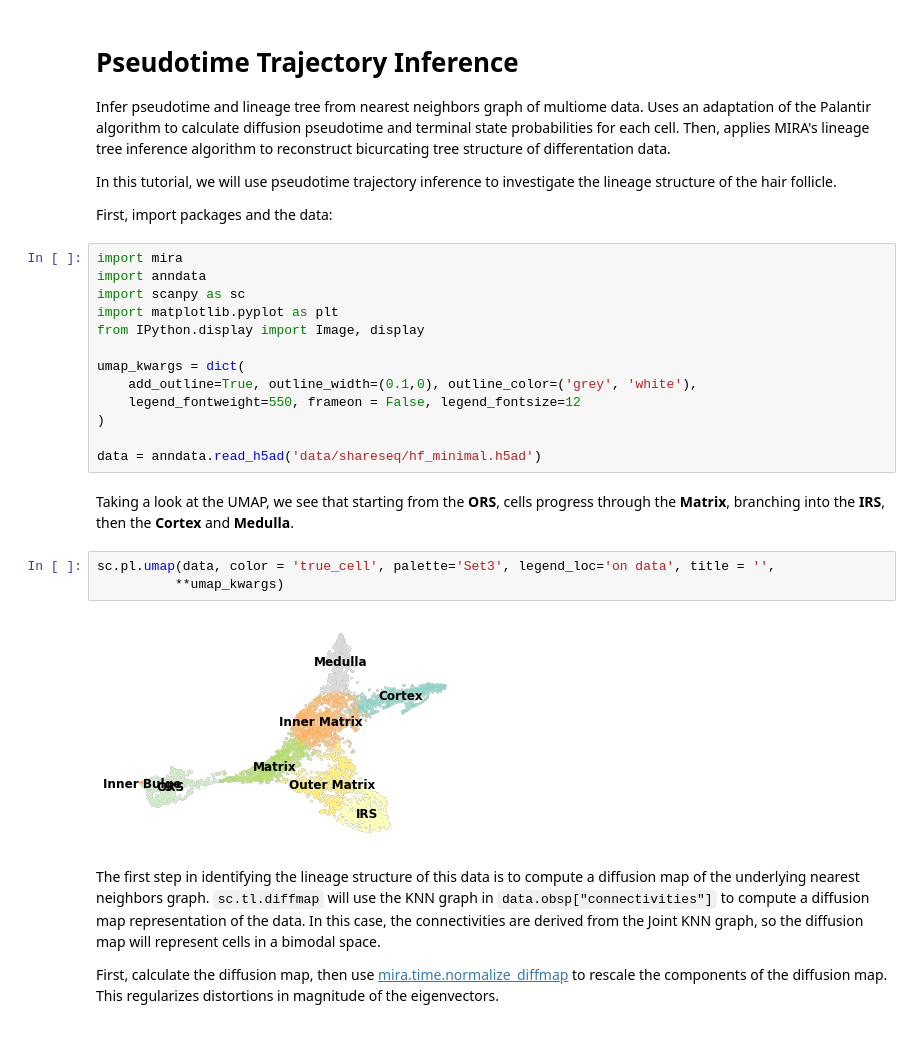
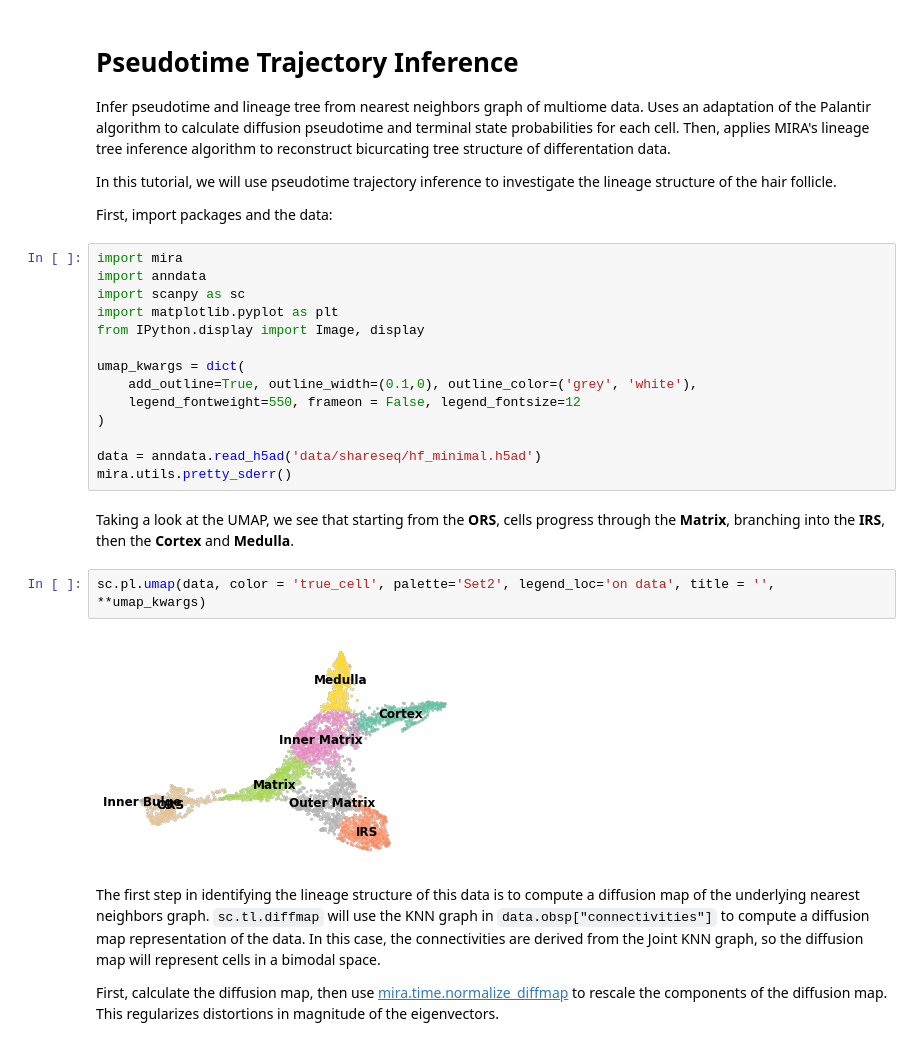
Before and after one commit to cistrome/MIRA, a Jupyter notebook: tutorial_mira.time.ipynb, the cells around one changed output. Cells and saved outputs as stored; diff of their text form.

```diff
--- a/tutorial_mira.time.ipynb
+++ b/tutorial_mira.time.ipynb
@@ -25,13 +25,13 @@ umap_kwargs = dict(
 )
 
 data = anndata.read_h5ad('data/shareseq/hf_minimal.h5ad')
+mira.utils.pretty_sderr()
 # %% [markdown]
 Taking a look at the UMAP, we see that starting from the **ORS**, cells progress through the **Matrix**, branching into the **IRS**, then the **Cortex** and **Medulla**.
 # %%
-sc.pl.umap(data, color = 'true_cell', palette='Set3', legend_loc='on data', title = '',
-          **umap_kwargs)
+sc.pl.umap(data, color = 'true_cell', palette='Set2', legend_loc='on data', title = '', **umap_kwargs)
 # %% [output]
-[figure, old version]
+[figure, new version]
 # %% [markdown]
 The first step in identifying the lineage structure of this data is to compute a diffusion map of the underlying nearest neighbors graph. ``sc.tl.diffmap`` will use the KNN graph in ``data.obsp["connectivities"]`` to compute a diffusion map representation of the data. In this case, the connectivities are derived from the Joint KNN graph, so the diffusion map will represent cells in a bimodal space.
 
```
Also changed, not shown: parts of 11 cells of this notebook, 17 other files.
